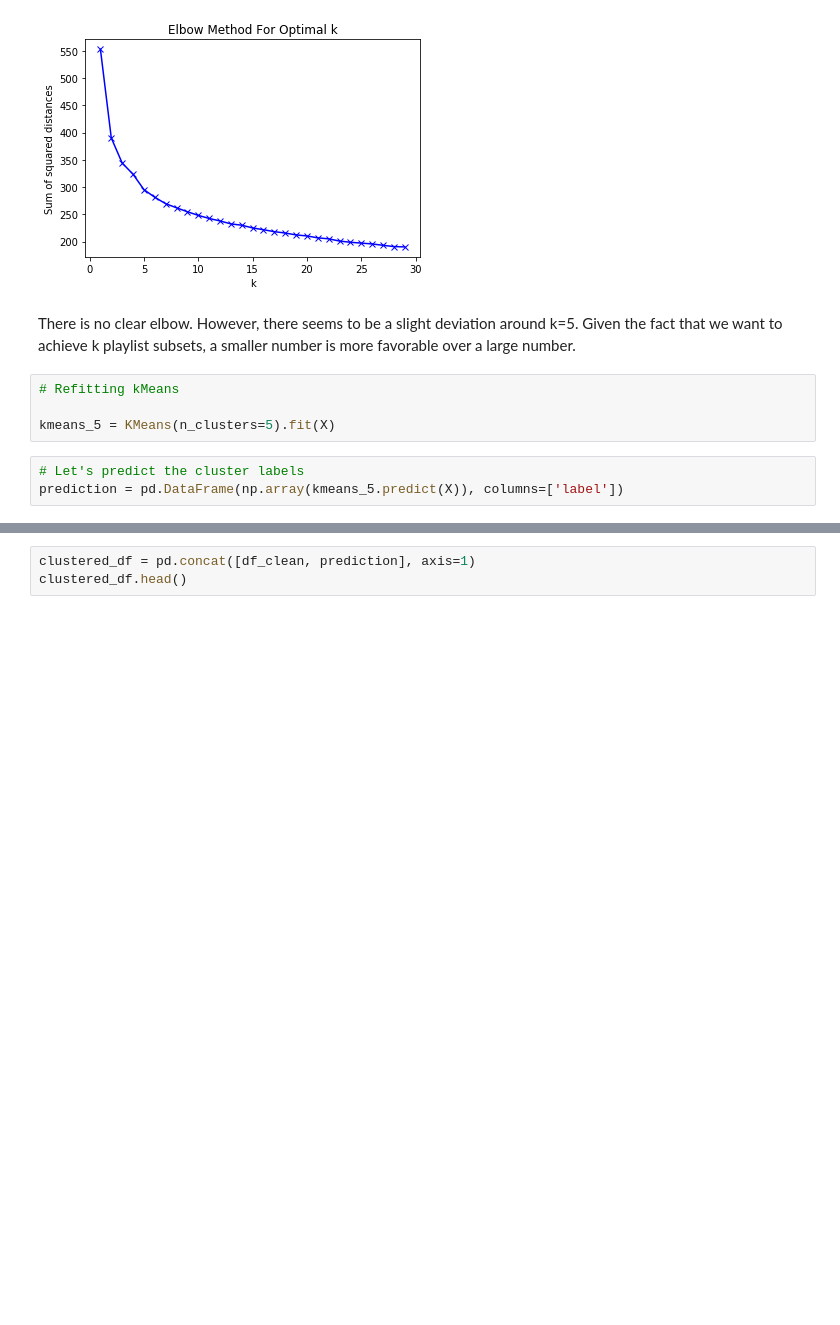
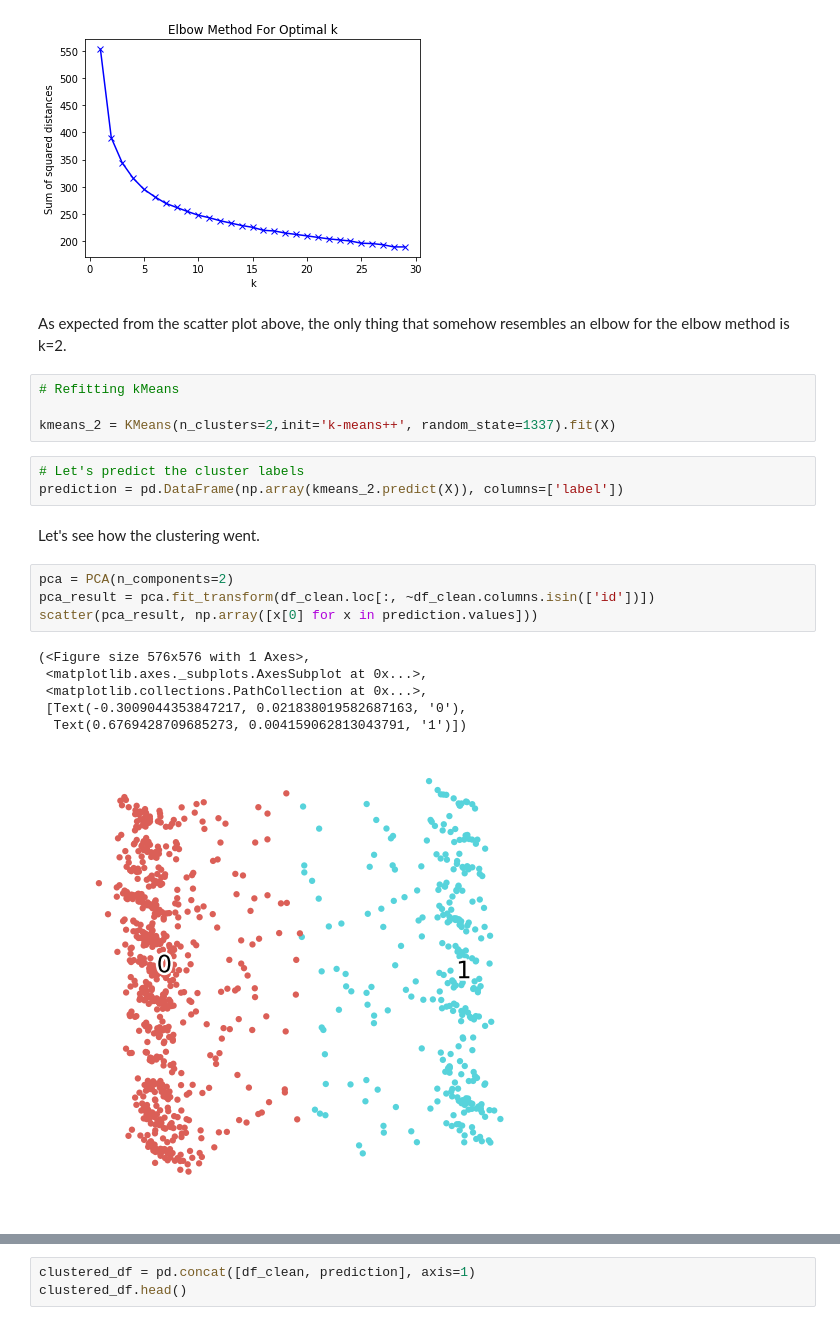
Before and after one commit to nsiicm0/Spot-On-Playlist-Organizer, a Jupyter notebook: data_exploration.ipynb, the cells around one changed output, grey strips where cells are left out. Drawn from its saved outputs; the diff is of its cells as text; blank space fills up the shorter version.

```diff
--- a/data_exploration.ipynb
+++ b/data_exploration.ipynb
@@ -638,12 +705,25 @@ plt.title('Elbow Method For Optimal k')
 plt.show()
 # %% [output]
 [figure]
-# %% [markdown]
-There is no clear elbow. However, there seems to be a slight deviation around k=5. Given the fact that we want to achieve k playlist subsets, a smaller number is more favorable over a large number.
+# %% [markdown]
+As expected from the scatter plot above, the only thing that somehow resembles an elbow for the elbow method is k=2.
 # %%
 # Refitting kMeans
 
-kmeans_5 = KMeans(n_clusters=5).fit(X)
+kmeans_2 = KMeans(n_clusters=2,init='k-means++', random_state=1337).fit(X)
 # %%
 # Let's predict the cluster labels
-prediction = pd.DataFrame(np.array(kmeans_5.predict(X)), columns=['label'])
+prediction = pd.DataFrame(np.array(kmeans_2.predict(X)), columns=['label'])
+# %% [markdown]
+Let's see how the clustering went.
+# %%
+pca = PCA(n_components=2)
+pca_result = pca.fit_transform(df_clean.loc[:, ~df_clean.columns.isin(['id'])])
+scatter(pca_result, np.array([x[0] for x in prediction.values]))
+# %% [output]
+(<Figure size 576x576 with 1 Axes>,
+ <matplotlib.axes._subplots.AxesSubplot at 0x...>,
+ <matplotlib.collections.PathCollection at 0x...>,
+ [Text(-0.3009044353847217, 0.021838019582687163, '0'),
+  Text(0.6769428709685273, 0.004159062813043791, '1')])
+[figure, added]
```
Also changed, not shown: parts of 24 cells of this notebook.
